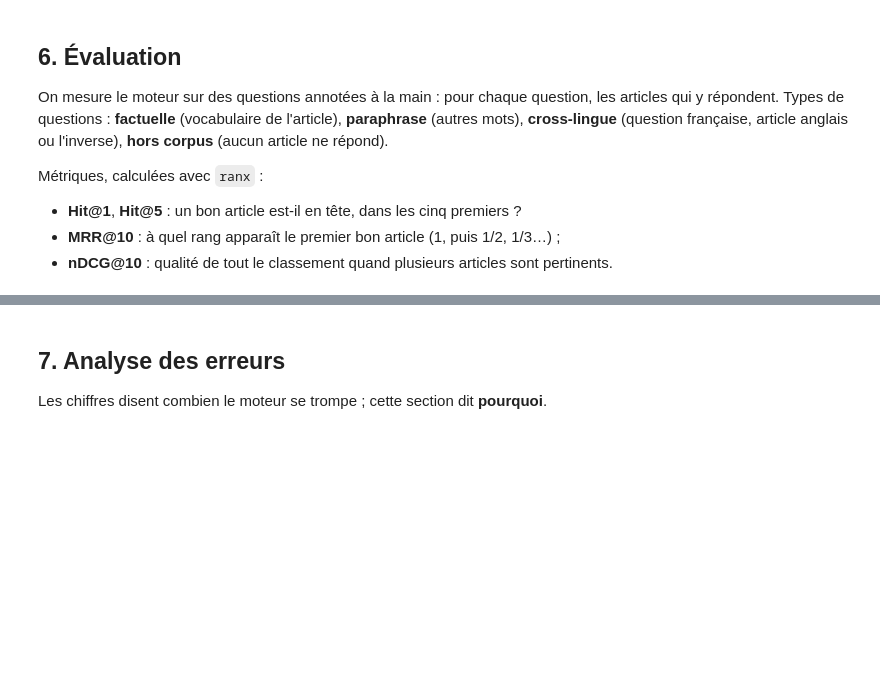
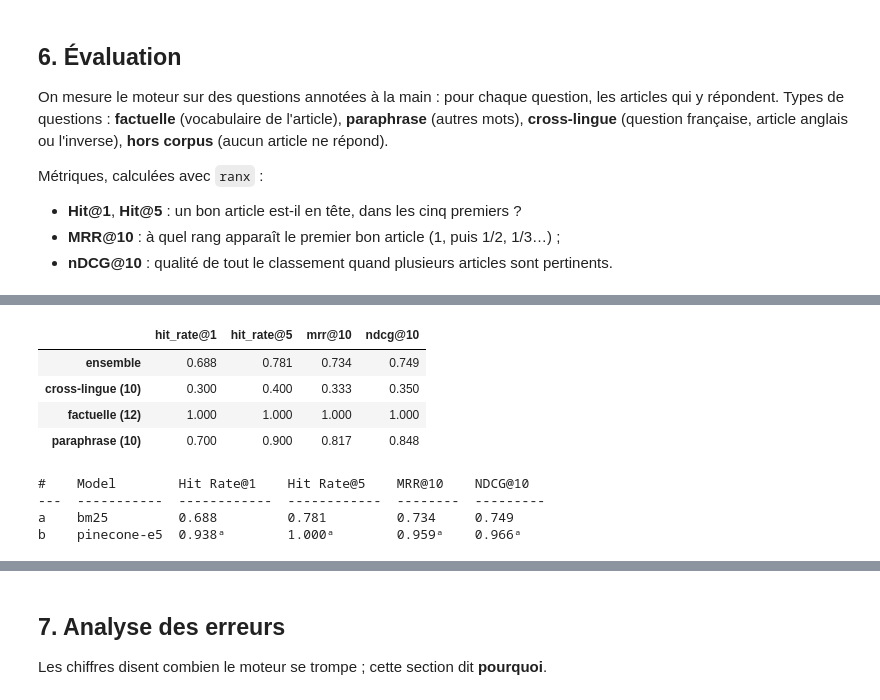
Before and after one commit to mentalist011101/tp1-recherche-semantique, a Jupyter notebook: notebooks/recherche_semantique.ipynb, the cells around one changed output, grey strips where cells are left out. Cells and saved outputs as stored; diff of their text form; code cells hidden in the pictures; blank space fills up the shorter version.

```diff
--- a/notebooks/recherche_semantique.ipynb
+++ b/notebooks/recherche_semantique.ipynb
@@ -697,4 +749,38 @@ Métriques, calculées avec `ranx` :
 # %%
 # Base de comparaison lexicale : BM25 (bibliothèque bm25s) sur les mêmes passages, avec le même
 # regroupement par article. ranx.compare(qrels, runs=[run_bm25, run_pinecone], ...) affiche les
 # deux côte à côte avec un test de significativité.
+import bm25s
+
+# BM25 compte les mots communs entre la question et le passage, pondérés par leur rareté :
+# c'est la référence des moteurs classiques. Sans embeddings, il ne peut ni rapprocher deux
+# synonymes, ni relier une question française à un article anglais.
+retriever = bm25s.BM25()
+retriever.index(bm25s.tokenize([c.page_content for c in chunks], show_progress=False), show_progress=False)
+
+
+def bm25_articles(question: str, k_passages: int = 60, k_articles: int = 10) -> dict[str, float]:
+    ids, scores = retriever.retrieve(bm25s.tokenize(question, show_progress=False), k=k_passages, show_progress=False)
+    best = {}
+    for idx, score in zip(ids[0], scores[0]):
+        doc_id = chunks[idx].metadata["doc_id"]
+        best.setdefault(doc_id, float(score))  # passages triés : le premier vu est le meilleur
+    return dict(list(best.items())[:k_articles])
+
+
+run_bm25 = Run({row.question_id: bm25_articles(row.question) for row in answerable.itertuples()}, name="bm25")
+display(evaluate_by_type(run_bm25))
+
+# Test de Student apparié sur les questions : les exposants du rapport signalent les écarts
+# significatifs (p < 0,05) entre les deux moteurs.
+compare(qrels, runs=[run_bm25, run_pinecone], metrics=METRICS, max_p=0.05)
+# %% [output]
+|  | hit_rate@1 | hit_rate@5 | mrr@10 | ndcg@10 |
+| ensemble | 0.688 | 0.781 | 0.734 | 0.749 |
+| cross-lingue (10) | 0.300 | 0.400 | 0.333 | 0.350 |
+| factuelle (12) | 1.000 | 1.000 | 1.000 | 1.000 |
+| paraphrase (10) | 0.700 | 0.900 | 0.817 | 0.848 |
+#    Model        Hit Rate@1    Hit Rate@5    MRR@10    NDCG@10
+---  -----------  ------------  ------------  --------  ---------
+a    bm25         0.688         0.781         0.734     0.749
+b    pinecone-e5  0.938ᵃ        1.000ᵃ        0.959ᵃ    0.966ᵃ
```
Also changed, not shown: parts of 4 cells of this notebook.
